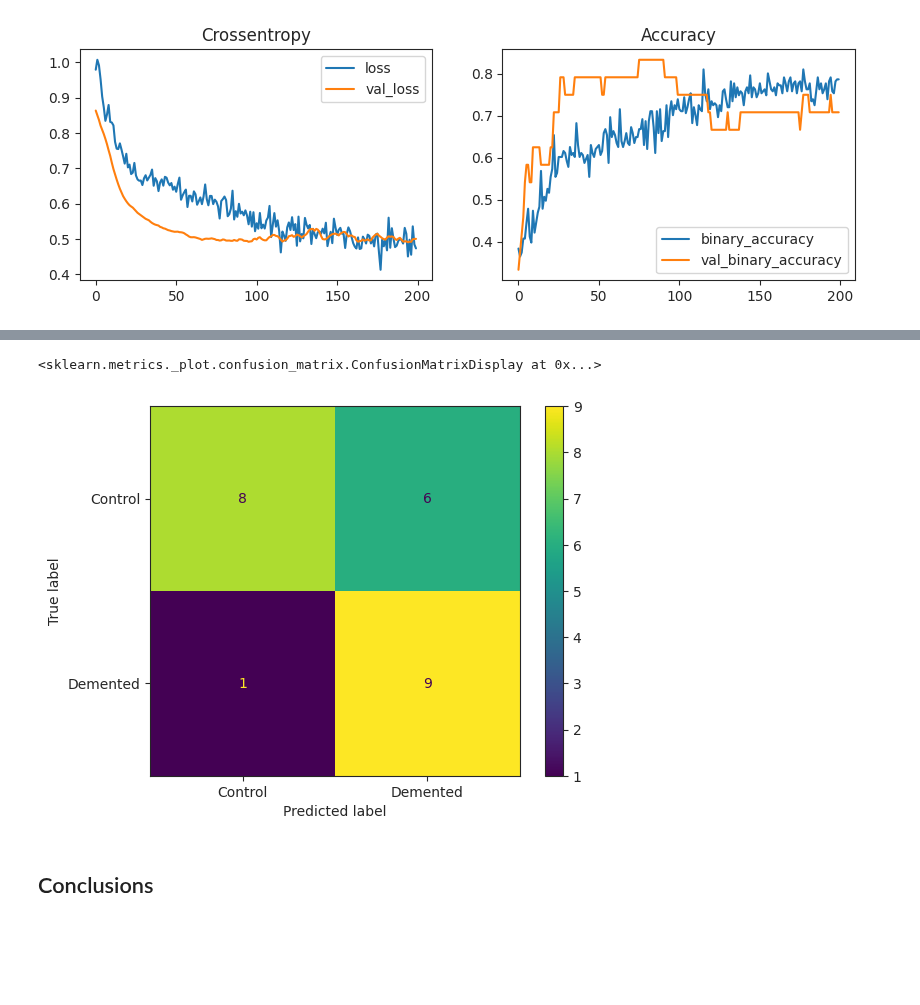
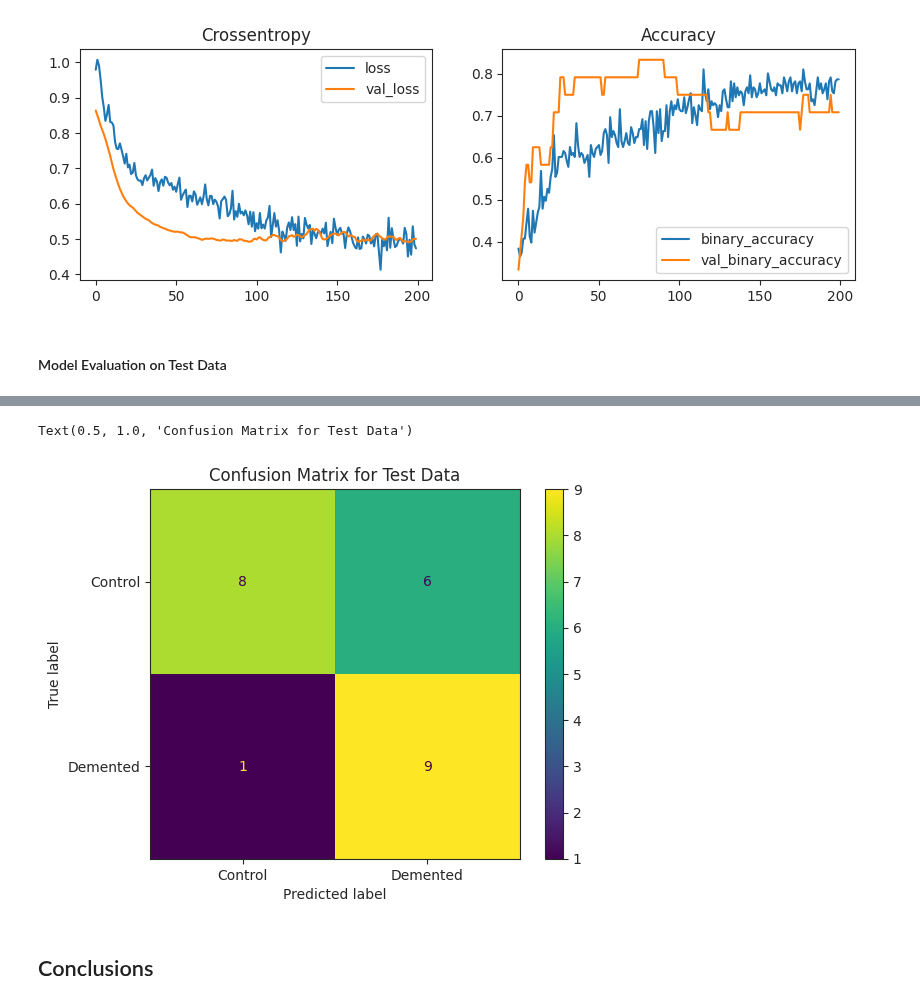
Before and after one commit to RiboRings/AlzheimerPrediction, a Jupyter notebook: learning-about-ad.ipynb, the cells around one changed output, grey strips where cells are left out. Drawn from its saved outputs; the diff is of its cells as text; code cells hidden in the pictures; blank space fills up the shorter version.

```diff
--- a/learning-about-ad.ipynb
+++ b/learning-about-ad.ipynb
@@ -277,16 +371,11 @@ Feature Imputation (expand).
 # %%
+# Import package
 from sklearn.impute import SimpleImputer
 
 # Given a uniform distribution, impute SES with mode
 ses_imputer = SimpleImputer(missing_values=np.nan, strategy="most_frequent")
-# Given a skewed distribution, impute MMSE with median
-mmse_imputer = SimpleImputer(missing_values=np.nan, strategy="median")
 
 # Apply SES imputer to data
 X_train["SES"] = ses_imputer.fit_transform(X_train[["SES"]])
 X_test["SES"] = ses_imputer.transform(X_test[["SES"]])
-
-# Apply MMSE imputer to data
-X_train["MMSE"] = mmse_imputer.fit_transform(X_train[["MMSE"]])
-X_test["MMSE"] = mmse_imputer.transform(X_test[["MMSE"]])
 # %% [markdown]
@@ -699,15 +851,19 @@ history_df.loc[:, ["binary_accuracy", "val_binary_accuracy"]].plot(title="Accura
 # %% [output]
 <Axes: title={'center': 'Accuracy'}>
 [figure]
+# %% [markdown]
+#### Model Evaluation on Test Data
 # %%
-# Predict labels
+# Predict labels using the trained neural network
 y_pred = model.predict(X_test) >= 0.5
 y_pred = y_pred.astype(int)
 
-print(f"Accuracy of neural network: {balanced_accuracy_score(y_test, y_pred):.3f}")
+# Evaluate and print the accuracy
+accuracy = balanced_accuracy_score(y_test, y_pred)
+print(f"Accuracy of the neural network: {accuracy:.3f}")
 
 # Plot confusion matrix
-cm = confusion_matrix(y_test, y_pred)
-dist = ConfusionMatrixDisplay(cm, display_labels=["Control", "Demented"])
-dist.plot()
+confusion_matrix_display = ConfusionMatrixDisplay(confusion_matrix=confusion_matrix(y_test, y_pred), display_labels=["Control", "Demented"])
+confusion_matrix_display.plot()
+plt.title("Confusion Matrix for Test Data")
 # %% [output]
@@ -716,5 +872,5 @@ Accuracy of neural network: 0.736
-<sklearn.metrics._plot.confusion_matrix.ConfusionMatrixDisplay at 0x...>
+Text(0.5, 1.0, 'Confusion Matrix for Test Data')
-[figure, old version]
+[figure, new version]
 # %% [markdown]
 ## Conclusions
 # %%
```
Also changed, not shown: parts of 59 cells of this notebook.
